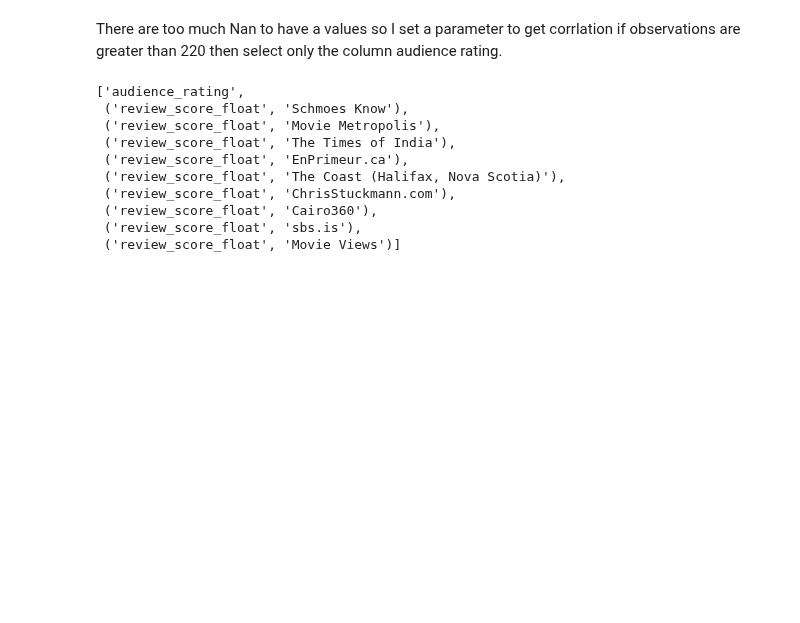
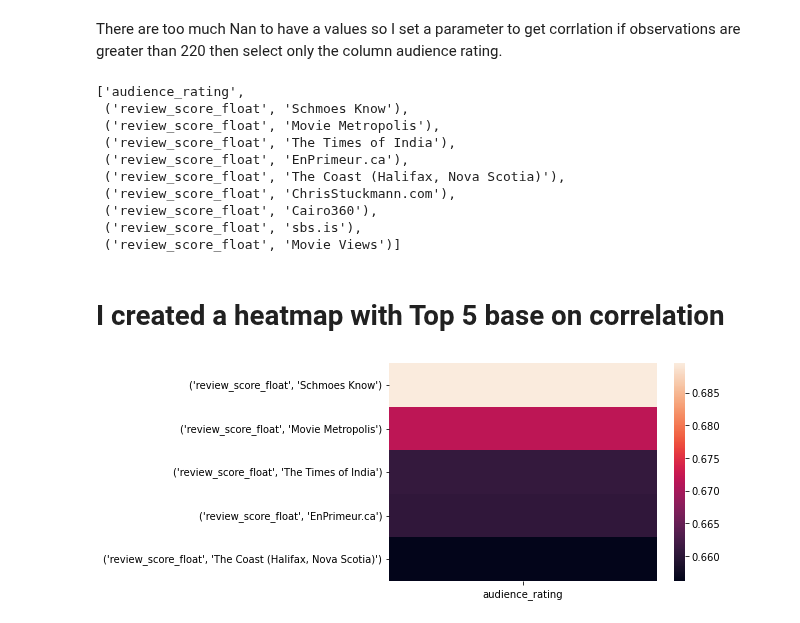
Before and after one commit to fdmdlb/nextflix, a Jupyter notebook: review_magazine_share.ipynb, the cells around one changed output. Cells and saved outputs as stored; diff of their text form; code cells hidden in the pictures; blank space fills up the shorter version.

Commit message:
Add heatmaps version 2

```diff
--- a/review_magazine_share.ipynb
+++ b/review_magazine_share.ipynb
@@ -304,4 +302,12 @@ list((corr_audience_min200["audience_rating"]).sort_values(ascending=False).head
  ('review_score_float', 'Movie Views')]
 # %%
 ix_list = (corr_audience_min200["audience_rating"]**2).sort_values(ascending=False)[1:11].index
+# %% [markdown]
+# I created a heatmap with Top 5 base on correlation
+# %%
+#fig = px.imshow(publishers_corr_2.corr(min_periods=220))
+#fig.show()
+ax = sns.heatmap(publishers_corr_2.corr(min_periods=220)[["audience_rating"]].sort_values("audience_rating", ascending=False)[1:6])
+# %% [output]
+[figure, added]
 # %%
```
Also changed, not shown: parts of 4 cells of this notebook.
